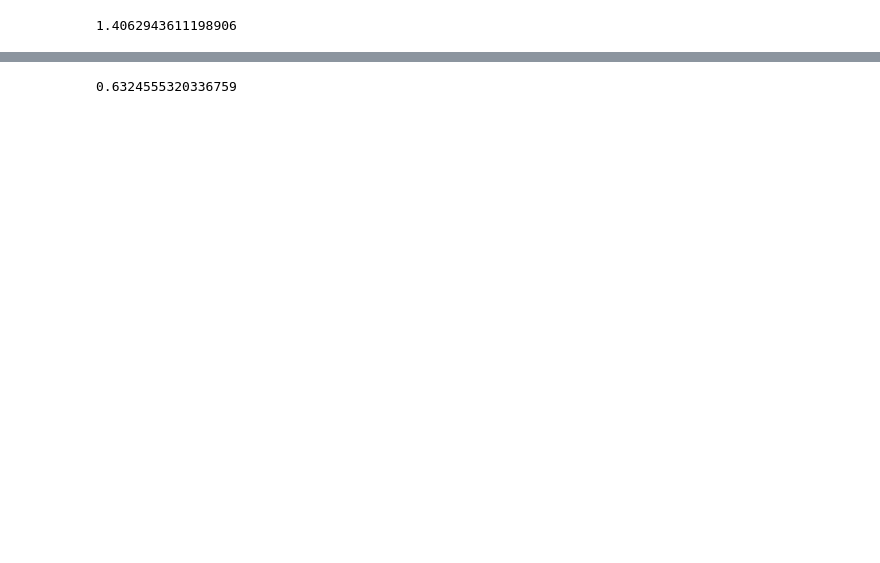
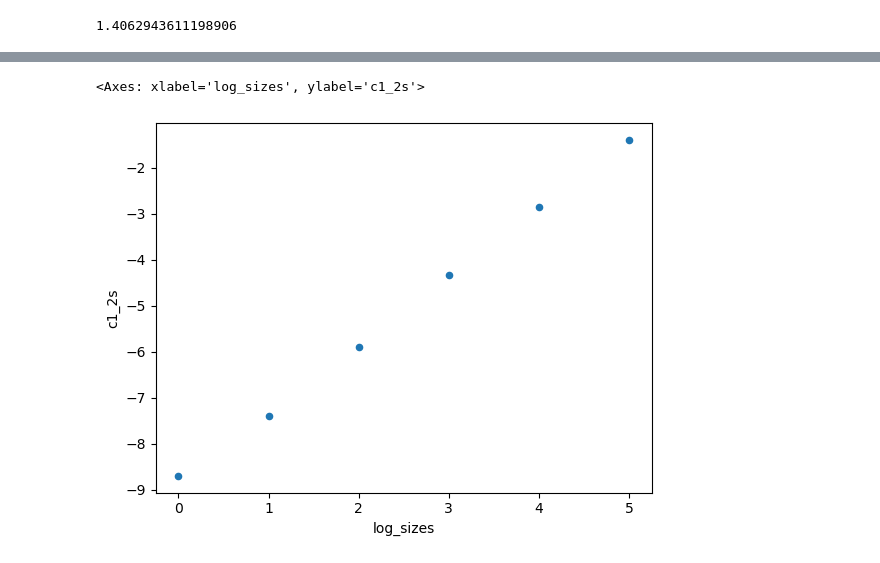
Before and after one commit to fsemecurbe/MMTMSS, a Jupyter notebook: 2-Estimation of multifractal parameters.ipynb, the cells around one changed output, grey strips where cells are left out. Cells and saved outputs as stored; diff of their text form; code cells hidden in the pictures; blank space fills up the shorter version.

```diff
--- a/2-Estimation of multifractal parameters.ipynb
+++ b/2-Estimation of multifractal parameters.ipynb
@@ -105,4 +130,5 @@ scale_index
 # %%
-0.4**0.5
+scale_index.plot.scatter('log_sizes', 'c1_2s')
 # %% [output]
-0.6324555320336759
+<Axes: xlabel='log_sizes', ylabel='c1_2s'>
+[figure, added]
```
Also changed, not shown: parts of 13 cells of this notebook.
